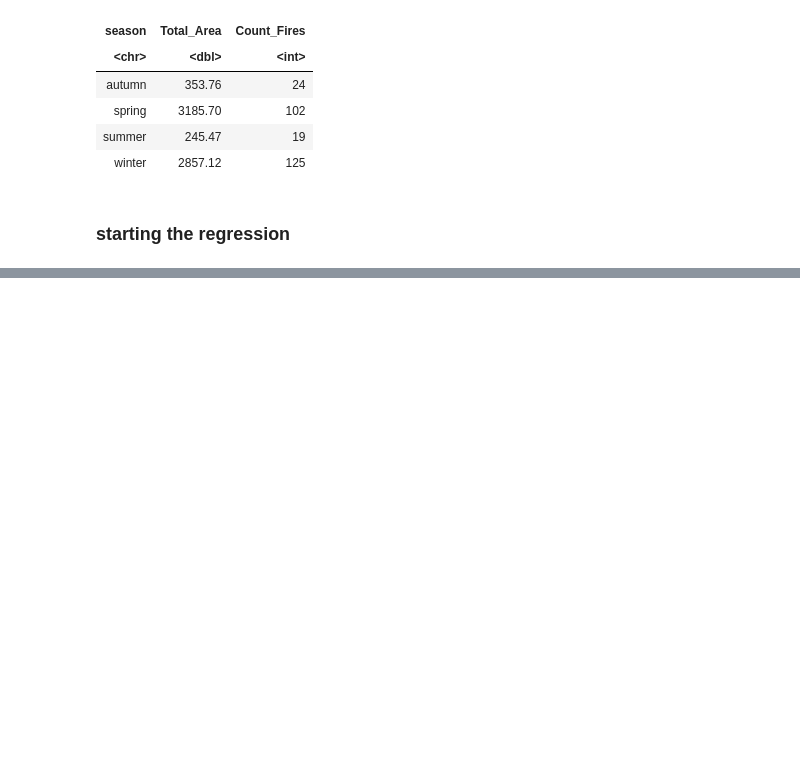
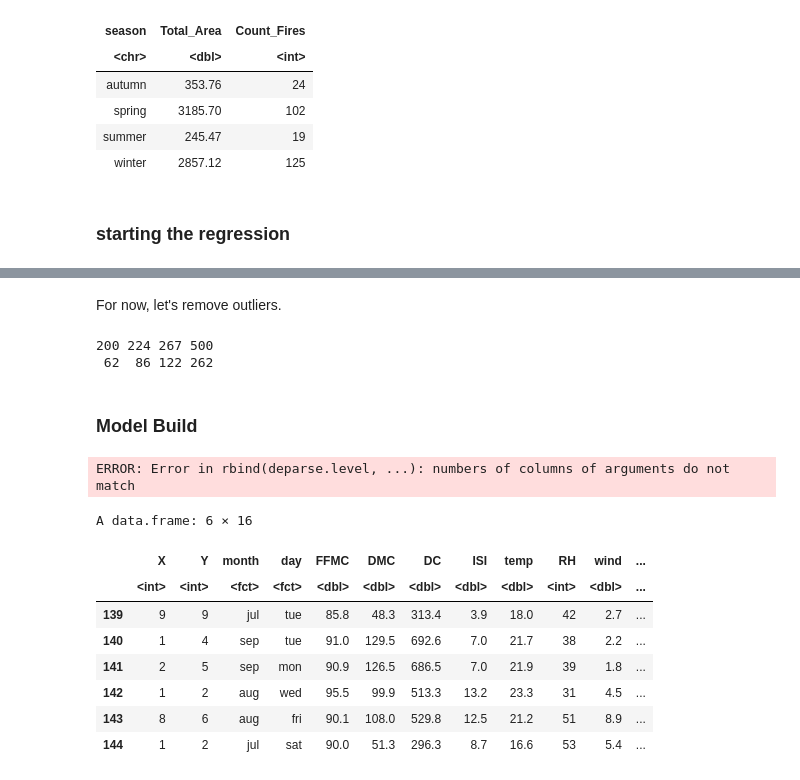
Before and after one commit to Agewerc/Bushfire-Analysis, a Jupyter notebook: Bushfire_Analysis_Area_Prediction.ipynb, the cells around one changed output, grey strips where cells are left out. Saved outputs shown, nothing was run; the diff lists cells and outputs as text; code cells hidden in the pictures; blank space fills up the shorter version.

```diff
--- a/Bushfire_Analysis_Area_Prediction.ipynb
+++ b/Bushfire_Analysis_Area_Prediction.ipynb
@@ -166,0 +194,2 @@ ERROR: Error in eval(predvars, data, env): object 'logarea' not found
+# %% [markdown]
+For now, let's remove outliers.
@@ -166,0 +198,24 @@ ERROR: Error in eval(predvars, data, env): object 'logarea' not found
+# %%
+influential
+# %% [output]
+200 224 267 500
+ 62  86 122 262
+# %% [markdown]
+### Model Build
+# %%
+new_data <- rbind(new_df_rfires[which(df_fires$area == 0),],new_df_rfires)
+new_data$b_area <- ifelse(new_data$area == 0, 0, 1)
+# %% [output]
+ERROR: Error in rbind(deparse.level, ...): numbers of columns of arguments do not match
+# %%
+head(df_rfires)
+# %% [output]
+A data.frame: 6 × 16
+|  | X | Y | month | day | FFMC | DMC | DC | ISI | temp | RH | wind | ... |
+|  | <int> | <int> | <fct> | <fct> | <dbl> | <dbl> | <dbl> | <dbl> | <dbl> | <int> | <dbl> | ... |
+| 139 | 9 | 9 | jul | tue | 85.8 | 48.3 | 313.4 | 3.9 | 18.0 | 42 | 2.7 | ... |
+| 140 | 1 | 4 | sep | tue | 91.0 | 129.5 | 692.6 | 7.0 | 21.7 | 38 | 2.2 | ... |
+| 141 | 2 | 5 | sep | mon | 90.9 | 126.5 | 686.5 | 7.0 | 21.9 | 39 | 1.8 | ... |
+| 142 | 1 | 2 | aug | wed | 95.5 | 99.9 | 513.3 | 13.2 | 23.3 | 31 | 4.5 | ... |
+| 143 | 8 | 6 | aug | fri | 90.1 | 108.0 | 529.8 | 12.5 | 21.2 | 51 | 8.9 | ... |
+| 144 | 1 | 2 | jul | sat | 90.0 | 51.3 | 296.3 | 8.7 | 16.6 | 53 | 5.4 | ... |
```
Also changed, not shown: parts of 9 cells of this notebook.
